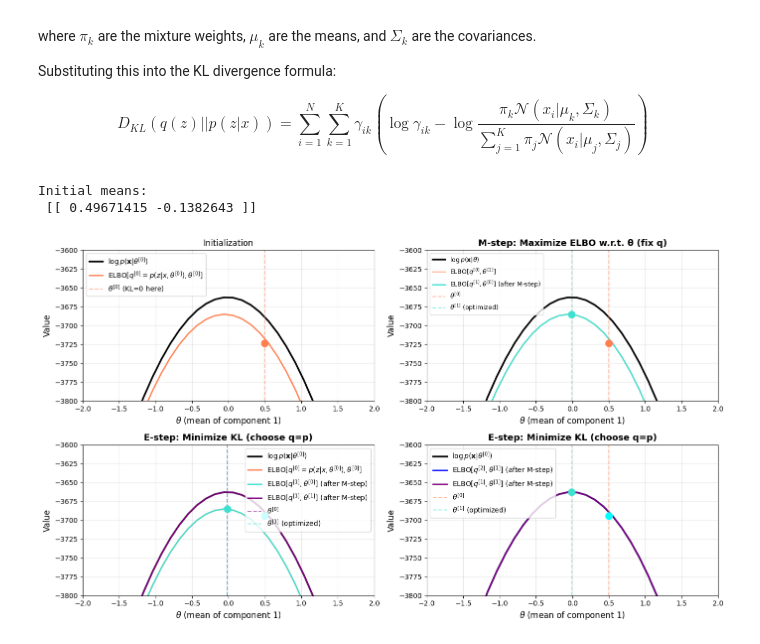
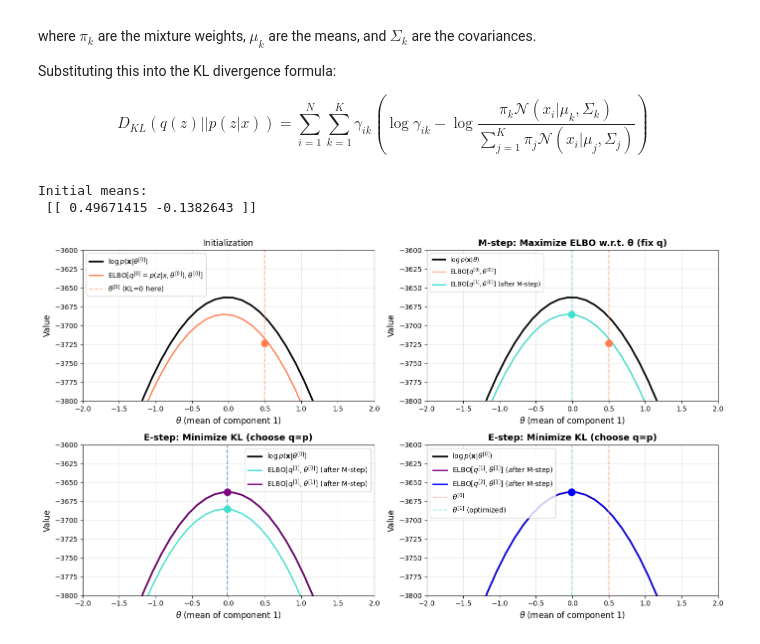
Before and after one commit to faressc/dl4ad, a Jupyter notebook: notebooks/09-latent-models.ipynb, the cells around one changed output. Cells and saved outputs as stored; diff of their text form; code cells hidden in the pictures.

```diff
--- a/notebooks/09-latent-models.ipynb
+++ b/notebooks/09-latent-models.ipynb
@@ -466,7 +466,7 @@ def compute_elbo(X, means, covariances, weights, responsibilities, ll):
 # Visualization: sweep over mean of first component
 np.random.seed(42)
 n_components = 1
-initial_means = np.random.randn(n_components, 2)
+initial_means = np.random.randn(n_components,2)
 print("Initial means:\n", initial_means)
 initial_covariances = np.array([np.eye(2) * 2 for _ in range(n_components)])
 initial_weights = np.ones(n_components) / n_components
@@ -492,6 +492,8 @@ for mean_val in mean_range:
     # Test with varying first component mean
     test_means_0 = initial_means.copy()
     test_means_0[0, 0] = mean_val
+    # print(f'means val = {test_means_0}')
+
 
     test_means_1 = means_1.copy()
     test_means_1[0, 0] = mean_val
@@ -531,20 +533,17 @@ ax1.set_ylabel(r'Value', fontsize=12)
 ax1.set_title('Initialization')
 ax1.set_ylim(-3800,-3600)
 ax1.set_xlim(-2,2)
-# ax1.set_ylim([-2960,-28])
 ax1.legend(fontsize=10)
 ax1.grid(alpha=0.3)
 
 # Right plot: M-step - maximize ELBO w.r.t. θ (keeping q fixed)
 ax2.plot(mean_range, log_likelihoods_0, 'k-', linewidth=2.5, label=r'$\log p(\mathbf{x}|\theta)$')
-ax2.plot(mean_range, elbos_0, 'coral', linewidth=2, alpha=0.5, label=r'ELBO[$q^{[0]}, \theta^{[1]}$]')
+ax2.plot(mean_range, elbos_0, 'coral', linewidth=2, alpha=0.5, label=r'ELBO[$q^{[0]}, \theta^{[0]}$]')
 ax2.plot(mean_range, elbos_1, 'turquoise', linewidth=2, label=r'ELBO[$q^{[1]}, \theta^{[0]}$] (after M-step)')
-ax2.axvline(initial_means[0, 0], color='coral', linestyle='--', alpha=0.5, label=r'$\theta^{[0]}$')
-ax2.axvline(means_1[0, 0], color='turquoise', linestyle='--', alpha=0.5, label=r'$\theta^{[1]}$ (optimized)')
-ax2.scatter([initial_means[0, 0]], [elbos_0[np.argmin(np.abs(mean_range - initial_means[0, 0]))]],
-           color='coral', s=100, zorder=5)
-ax2.scatter([means_1[0, 0]], [elbos_1[np.argmin(np.abs(mean_range - means_1[0, 0]))]],
-           color='turquoise', s=100, zorder=5)
+ax2.axvline(initial_means[0, 0], color='coral', linestyle='--', alpha=0.5)
+ax2.axvline(means_1[0, 0], color='turquoise', linestyle='--', alpha=0.5)
+ax2.scatter([initial_means[0, 0]], [elbos_0[np.argmin(np.abs(mean_range - initial_means[0, 0]))]], color='coral', s=100, zorder=5)
+ax2.scatter([means_1[0, 0]], [elbos_1[np.argmin(np.abs(mean_range - means_1[0, 0]))]], color='turquoise', s=100, zorder=5)
 ax2.set_xlabel(r'$\theta$ (mean of component 1)', fontsize=12)
 ax2.set_ylabel(r'Value', fontsize=12)
 ax2.set_title('M-step: Maximize ELBO w.r.t. θ (fix q)', fontsize=13, fontweight='bold')
@@ -554,38 +553,38 @@ ax2.legend(fontsize=9)
 ax2.grid(alpha=0.3)
 
 ax3.plot(mean_range, log_likelihoods_0, 'k-', linewidth=2.5, label=r'$\log p(\mathbf{x}|\theta^{[0]})$')
-ax3.plot(mean_range, elbos_0, 'coral', linewidth=2, label=r'ELBO[$q^{[0]}=p(z|x,\theta^{[0]}), \theta^{[0]}$]')
+# ax3.plot(mean_range, elbos_0, 'coral', linewidth=2, label=r'ELBO[$q^{[0]}=p(z|x,\theta^{[0]}), \theta^{[0]}$]')
 ax3.plot(mean_range, elbos_1, 'turquoise', linewidth=2, label=r'ELBO[$q^{[1]}, \theta^{[0]}$] (after M-step)')
 ax3.plot(mean_range, elbos_2, 'purple', linewidth=2, label=r'ELBO[$q^{[1]}, \theta^{[1]}$] (after M-step)')
-ax3.axvline(means_1[0, 0], color='purple', linestyle='--', alpha=0.5, label=r'$\theta^{[0]}$')
-ax3.axvline(means_1[0, 0], color='turquoise', linestyle='--', alpha=0.5, label=r'$\theta^{[1]}$ (optimized)')
+ax3.axvline(means_2[0, 0], color='purple', linestyle='--', alpha=0.5)
+ax3.axvline(means_1[0, 0], color='turquoise', linestyle='--', alpha=0.5)
 ax3.scatter([means_1[0, 0]], [elbos_1[np.argmin(np.abs(mean_range - means_1[0, 0]))]], color='turquoise', s=100, zorder=5)
-ax3.scatter([initial_means[0, 0]], [elbos_2[np.argmin(np.abs(mean_range - initial_means[0, 0]))]], color='cyan', s=100, zorder=5)
+ax3.scatter([means_2[0, 0]], [elbos_2[np.argmin(np.abs(mean_range - means_2[0, 0]))]], color='purple', s=100, zorder=5)
 ax3.set_xlabel(r'$\theta$ (mean of component 1)', fontsize=12)
 ax3.set_ylabel(r'Value', fontsize=12)
 ax3.set_title('E-step: Minimize KL (choose q=p)', fontsize=13, fontweight='bold')
 ax3.set_ylim(-3800,-3600)
 ax3.set_xlim(-2,2)
 ax3.legend(fontsize=10)
 ax3.grid(alpha=0.3)
 
 ax4.plot(mean_range, log_likelihoods_0, 'k-', linewidth=2.5, label=r'$\log p(\mathbf{x}|\theta^{[0]})$')
+ax4.plot(mean_range, elbos_2, 'purple', linewidth=2, label=r'ELBO[$q^{[1]}, \theta^{[1]}$] (after M-step)')
 ax4.plot(mean_range, elbos_3, 'blue', linewidth=2, label=r'ELBO[$q^{[2]}, \theta^{[1]}$] (after M-step)')
-ax4.plot(mean_range, elbos_2, 'purple', linewidth=2, label=r'ELBO[$q^{[1]}, \theta^{[1]}$] (after M-step)')
 ax4.axvline(initial_means[0, 0], color='coral', linestyle='--', alpha=0.5, label=r'$\theta^{[0]}$')
 ax4.axvline(means_1[0, 0], color='turquoise', linestyle='--', alpha=0.5, label=r'$\theta^{[1]}$ (optimized)')
-ax4.scatter([means_1[0, 0]], [elbos_3[np.argmin(np.abs(mean_range - means_1[0, 0]))]], color='turquoise', s=100, zorder=5)
-ax4.scatter([initial_means[0, 0]], [elbos_2[np.argmin(np.abs(mean_range - initial_means[0, 0]))]], color='cyan', s=100, zorder=5)
+ax4.scatter([means_1[0, 0]], [elbos_2[np.argmin(np.abs(mean_range - means_1[0, 0]))]], color='purple', s=100, zorder=5)
+ax4.scatter([means_2[0, 0]], [elbos_3[np.argmin(np.abs(mean_range - means_2[0, 0]))]], color='blue', s=100, zorder=5)
 ax4.set_xlabel(r'$\theta$ (mean of component 1)', fontsize=12)
 ax4.set_ylabel(r'Value', fontsize=12)
 ax4.set_title('E-step: Minimize KL (choose q=p)', fontsize=13, fontweight='bold')
 ax4.set_ylim(-3800,-3600)
 ax4.set_xlim(-2,2)
 ax4.legend(fontsize=10)
 ax4.grid(alpha=0.3)
 
 fig.tight_layout()
 # %% [output]
 Initial means:
  [[ 0.49671415 -0.1382643 ]]
-[figure, old version]
+[figure, new version]
```
